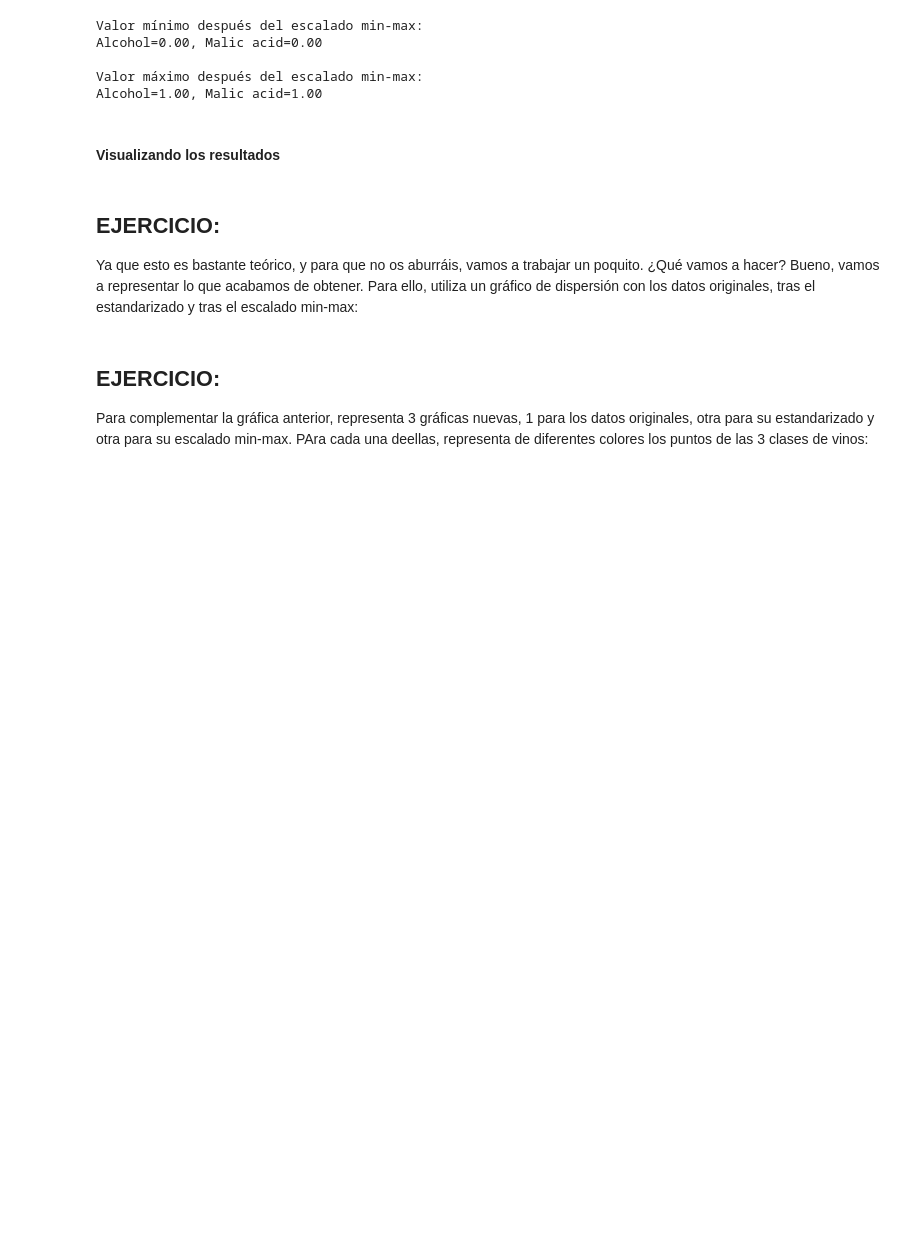
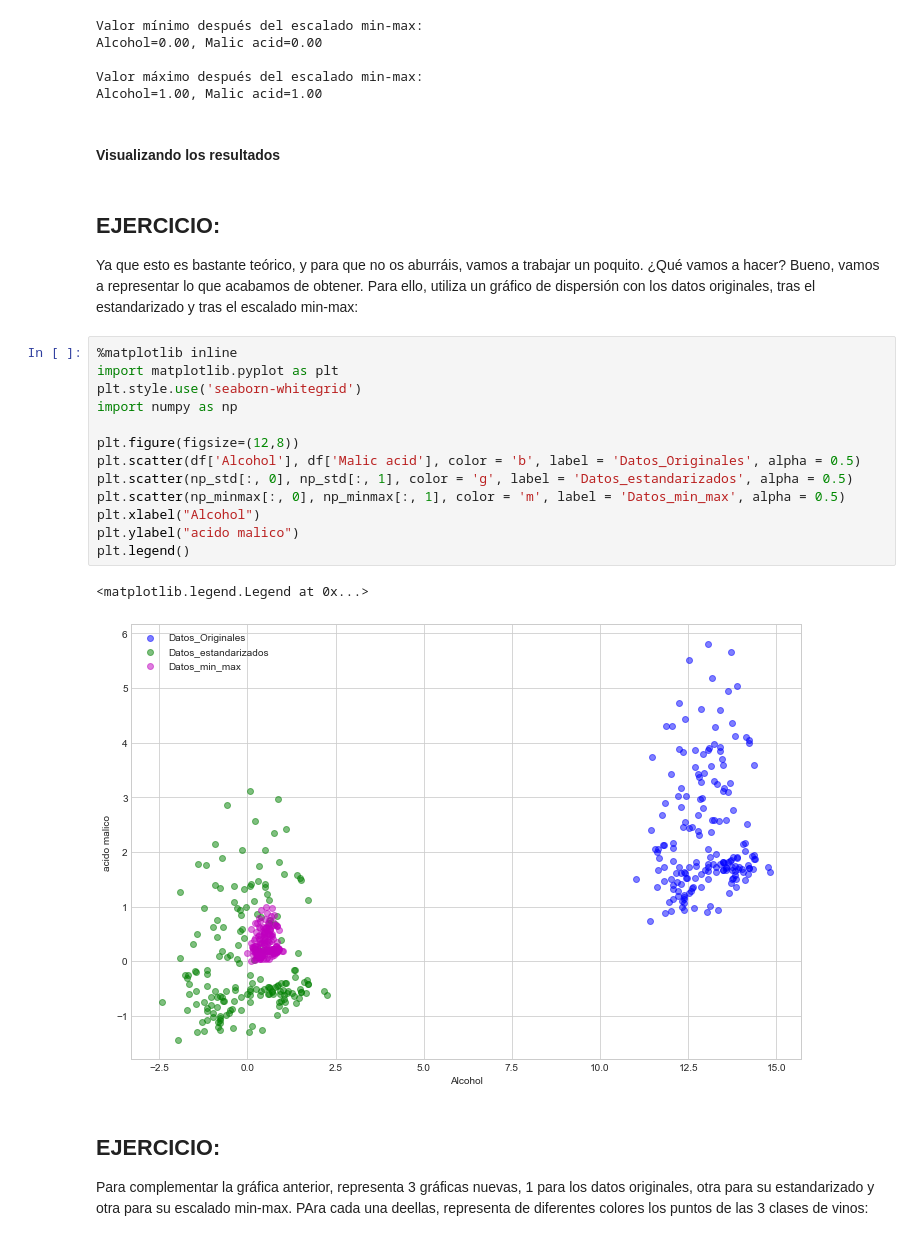
Before and after one commit to JuanDG5/DS-part-time-sep2020, a Jupyter notebook: semana_13/dia_1/1_Variables_Numéricas.ipynb, the cells around one changed output. Saved outputs shown, nothing was run; the diff lists cells and outputs as text; blank space fills up the shorter version.

```diff
--- a/semana_13/dia_1/1_Variables_Numéricas.ipynb
+++ b/semana_13/dia_1/1_Variables_Numéricas.ipynb
@@ -228,6 +247,22 @@ Alcohol=1.00, Malic acid=1.00
 ## EJERCICIO:
 
 Ya que esto es bastante teórico, y para que no os aburráis, vamos a trabajar un poquito. ¿Qué vamos a hacer? Bueno, vamos a representar lo que acabamos de obtener. Para ello, utiliza un gráfico de dispersión con los datos originales, tras el estandarizado y tras el escalado min-max:
+# %%
+%matplotlib inline
+import matplotlib.pyplot as plt
+plt.style.use('seaborn-whitegrid')
+import numpy as np
+
+plt.figure(figsize=(12,8))
+plt.scatter(df['Alcohol'], df['Malic acid'], color = 'b', label = 'Datos_Originales', alpha = 0.5)
+plt.scatter(np_std[:, 0], np_std[:, 1], color = 'g', label = 'Datos_estandarizados', alpha = 0.5)
+plt.scatter(np_minmax[:, 0], np_minmax[:, 1], color = 'm', label = 'Datos_min_max', alpha = 0.5)
+plt.xlabel("Alcohol")
+plt.ylabel("acido malico")
+plt.legend()
+# %% [output]
+<matplotlib.legend.Legend at 0x...>
+[figure, added]
 # %% [markdown]
 ## EJERCICIO:
 
```
Also changed, not shown: parts of 47 cells of this notebook, 3 other files.
